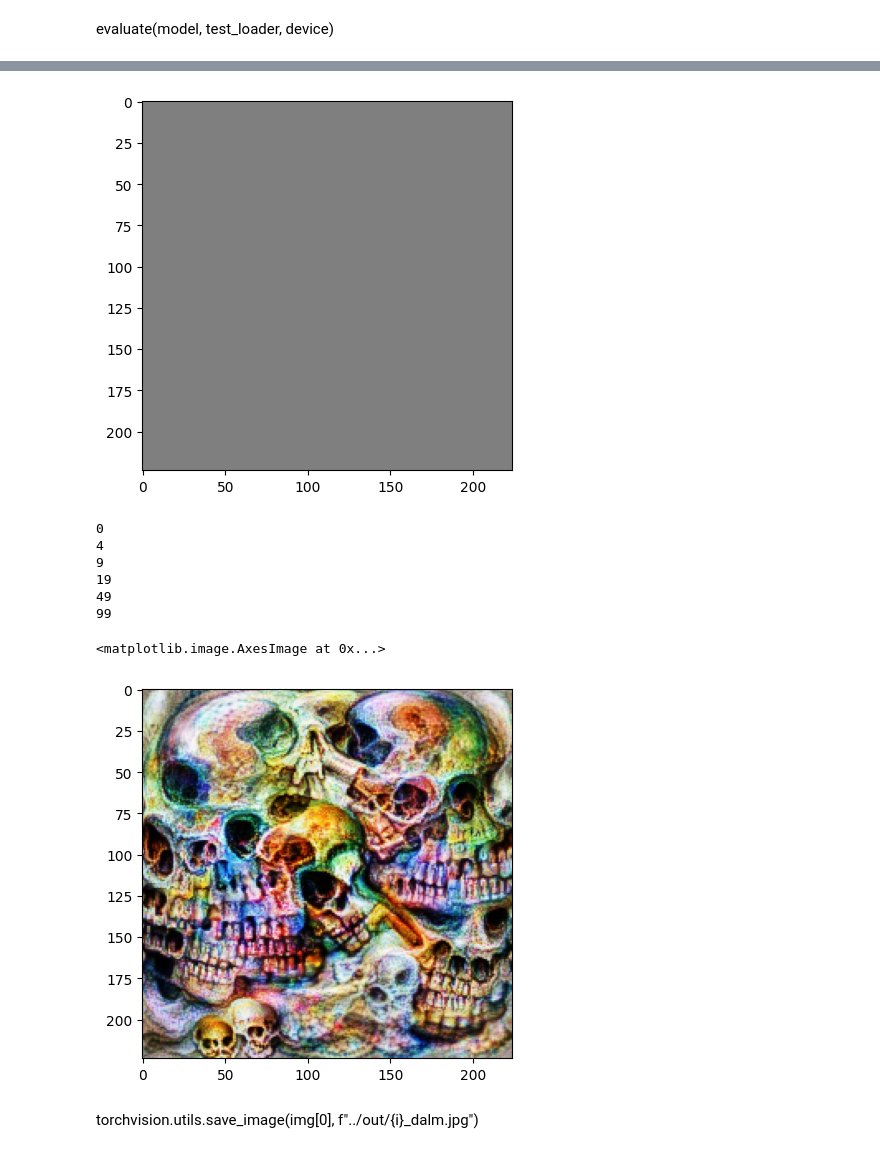
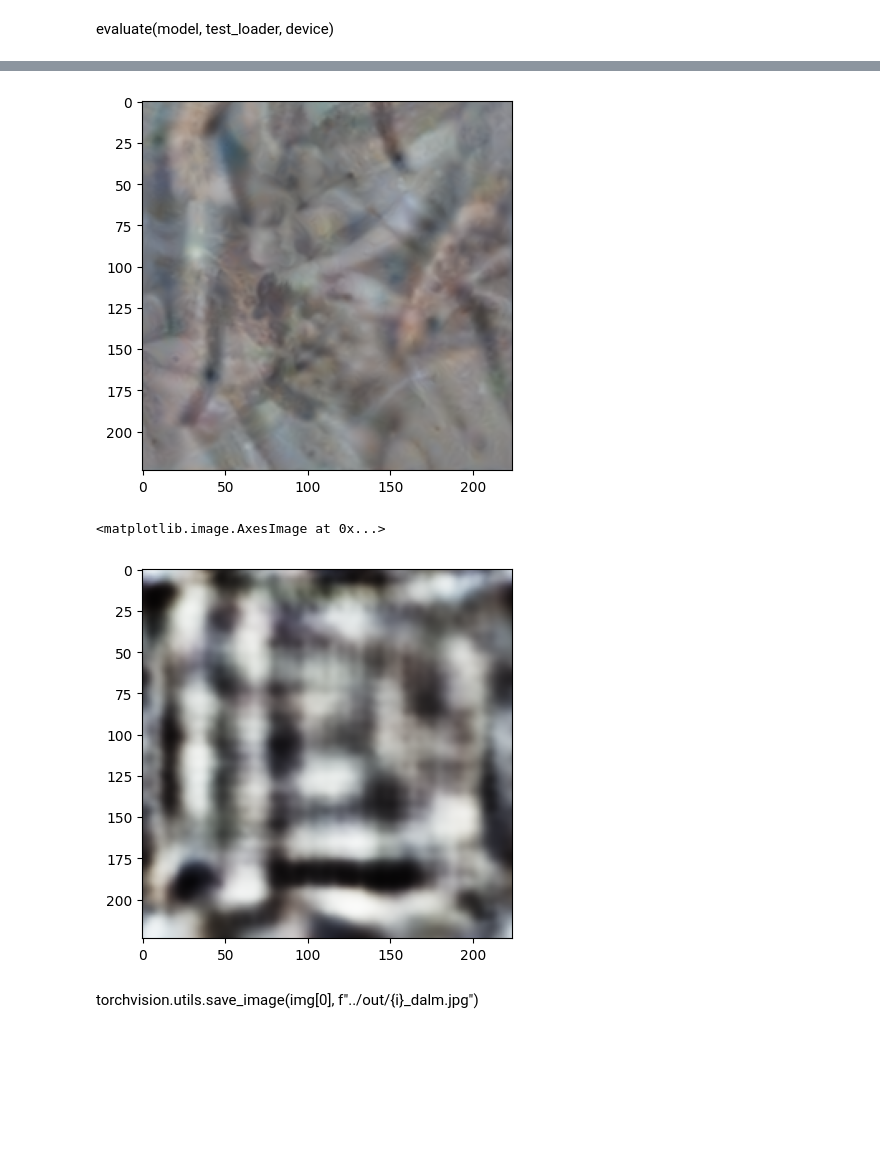
Before and after one commit to dilyabareeva/grad_slingshot, a Jupyter notebook: notebooks/before_after.ipynb, the cells around one changed output, grey strips where cells are left out. Cells and saved outputs as stored; diff of their text form; code cells hidden in the pictures; blank space fills up the shorter version.

```diff
--- a/notebooks/before_after.ipynb
+++ b/notebooks/before_after.ipynb
@@ -246,39 +246,33 @@ image_param = dreamer.render(
     image_parameter=image_parameter,
     width=image_dims,
     height=image_dims,
-    iters=100,
+    iters=500,
     lr=0.1,
 )
 
 plt.imshow(image_param)
 plt.show()
 # %% [output]
-[figure, old version]
+[figure, new version]
 # %%
-i = 500
+i = 1
 img, _, tstart = feature_visualisation(
     net=target_model,
     noise_dataset=noise_dataset,
     man_index=target_neuron,
-    lr=0.01,
+    lr=0.1,
     n_steps=i,
     init_mean=torch.tensor([]),
-    save_list=[1, 5, 10, 20, 50, 100, 2000],
-    tf = transforms.Compose(image_transforms),
-    grad_clip=True,
-    adam=True,
+    #save_list=[1, 5, 10, 20, 50, 100, 2000],
+    #tf = transforms.Compose(image_transforms),
+    #grad_clip=True,
+    #adam=True,
     layer_str=default_layer_str,
 )
 plt.imshow(img[0].permute(1, 2, 0).detach().cpu().numpy())
 # %% [output]
-0
-4
-9
-19
-49
-99
+<matplotlib.image.AxesImage at 0x...>
-<matplotlib.image.AxesImage at 0x...>
-[figure, old version]
+[figure, new version]
 # %% [markdown]
 torchvision.utils.save_image(img[0], f"../out/{i}_dalm.jpg")
 # %%
```
Also changed, not shown: parts of 7 cells of this notebook, 5 other files.
